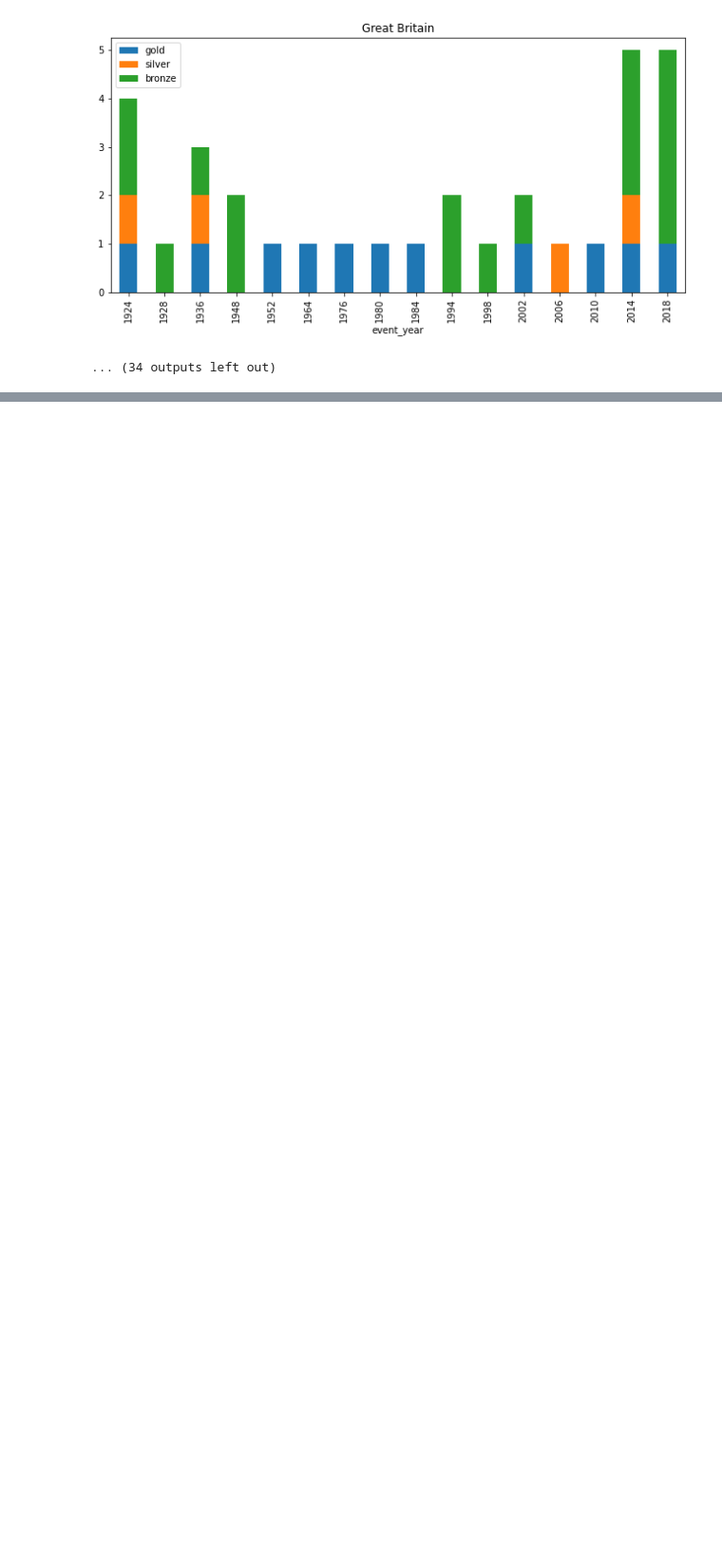
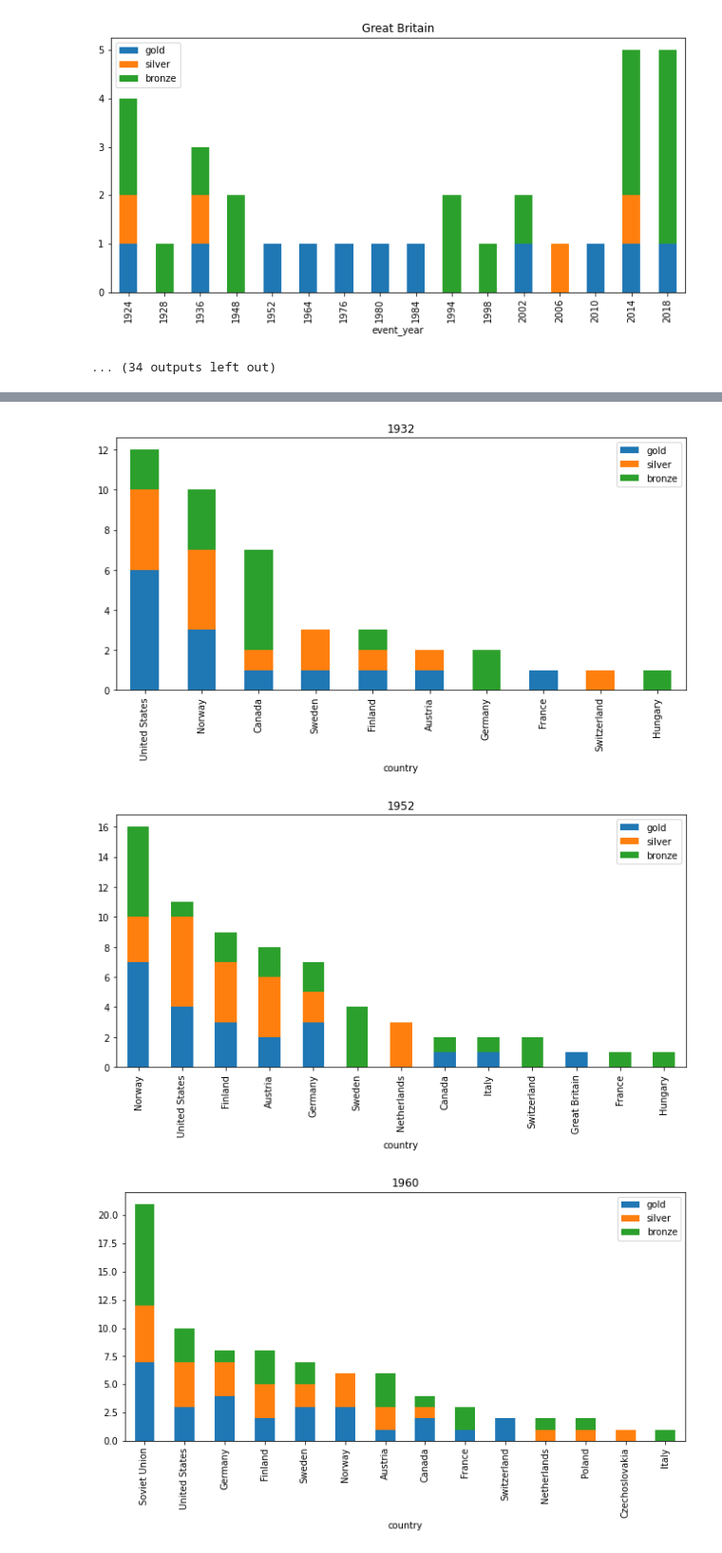
Before and after one commit to jennifer-biener/kaggle_datasets, a Jupyter notebook: Winter Olympics 1924-2018/EDA/events_medals.ipynb, the cells around one changed output, grey strips where cells are left out. Shown at 95% size. Drawn from its saved outputs; the diff is of its cells as text; code cells hidden in the pictures; blank space fills up the shorter version.

```diff
--- a/Winter Olympics 1924-2018/EDA/events_medals.ipynb
+++ b/Winter Olympics 1924-2018/EDA/events_medals.ipynb
@@ -122,0 +123,7 @@ for c in df['country'].unique():
+# %%
+for year in df['event_year'].unique():
+    df[df.event_year==year].sort_values(by='total', ascending=False).plot.bar(x='country', y=['gold', 'silver', 'bronze'], stacked=True, figsize=(11,5), title=year)
+# %% [output]
+[figure, added]
+[figure, added]
+[figure, added]
```
Also changed, not shown: parts of 2 cells of this notebook.
